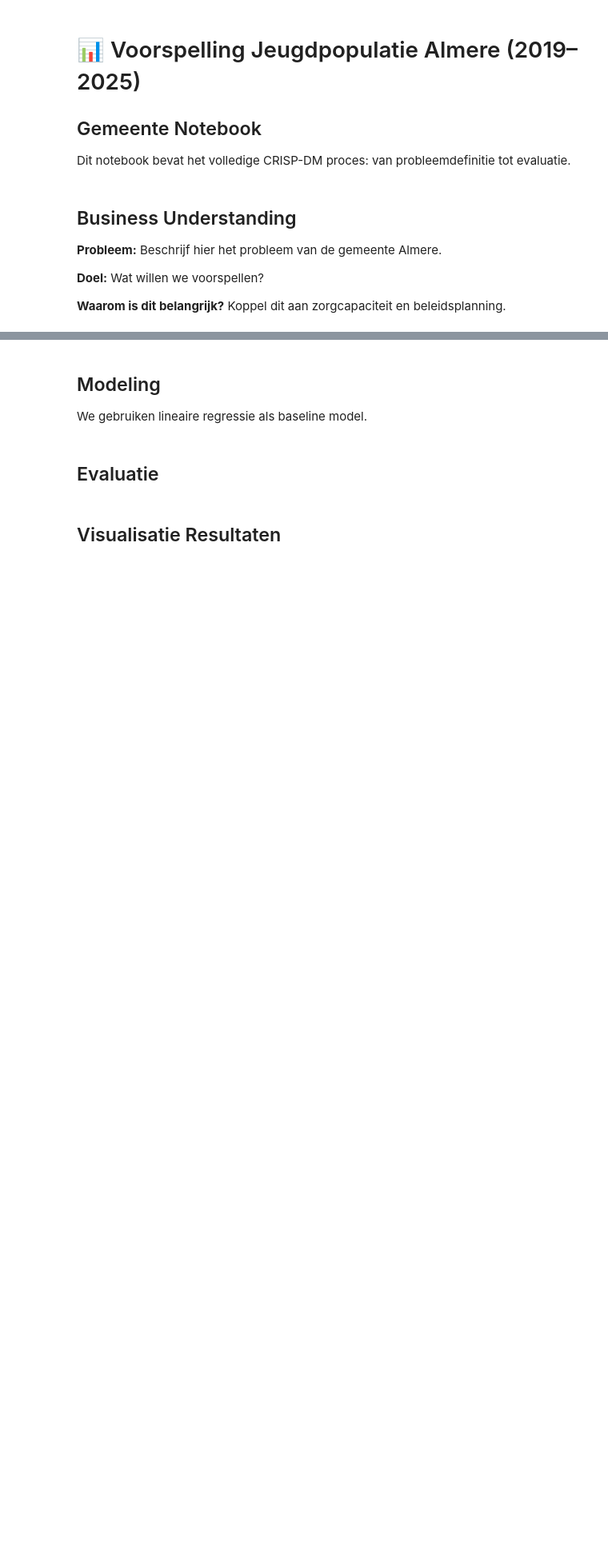
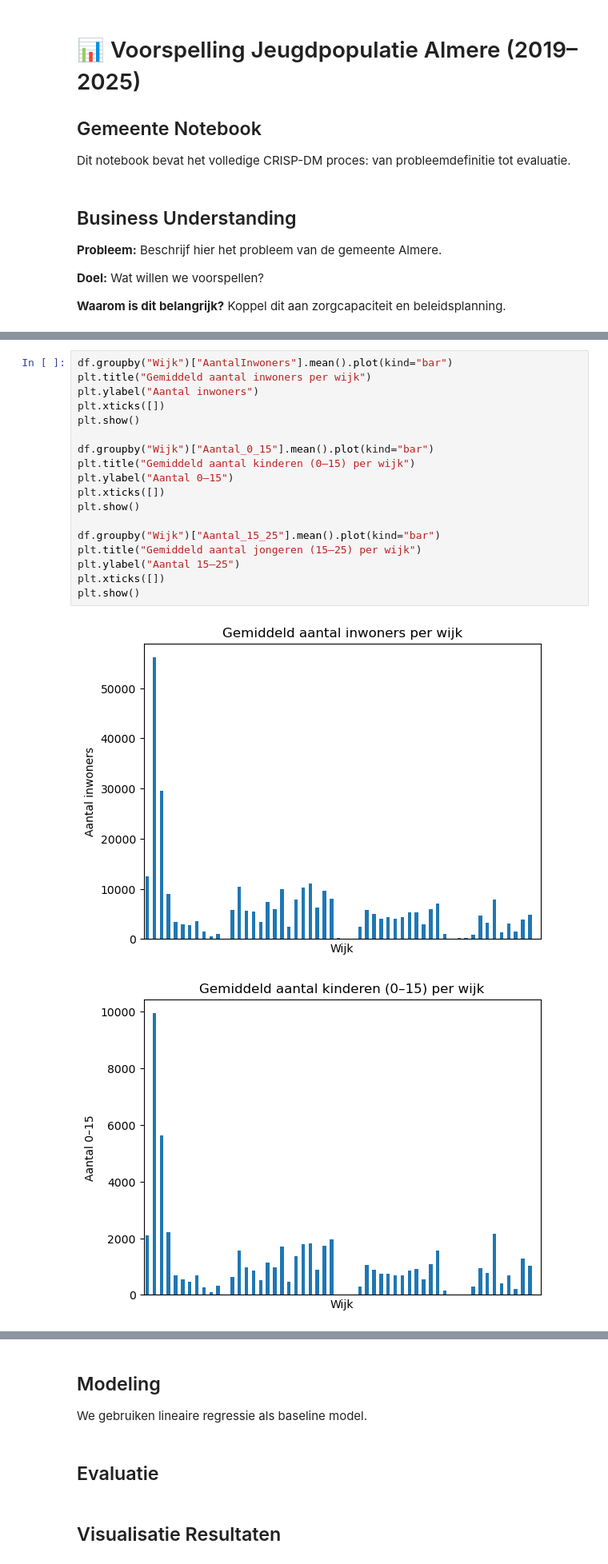
Before and after one commit to Ismael-991/almere-jeugd-voorspelling, a Jupyter notebook: notebooks/final/Gezamenlijke_notebook.ipynb, the cells around one changed output, grey strips where cells are left out. Shown at 80% size. Saved outputs shown, nothing was run; the diff lists cells and outputs as text; blank space fills up the shorter version.

```diff
--- a/notebooks/final/Gezamenlijke_notebook.ipynb
+++ b/notebooks/final/Gezamenlijke_notebook.ipynb
@@ -18,0 +339,21 @@ Koppel dit aan zorgcapaciteit en beleidsplanning.
+# %%
+df.groupby("Wijk")["AantalInwoners"].mean().plot(kind="bar")
+plt.title("Gemiddeld aantal inwoners per wijk")
+plt.ylabel("Aantal inwoners")
+plt.xticks([])
+plt.show()
+
+df.groupby("Wijk")["Aantal_0_15"].mean().plot(kind="bar")
+plt.title("Gemiddeld aantal kinderen (0–15) per wijk")
+plt.ylabel("Aantal 0–15")
+plt.xticks([])
+plt.show()
+
+df.groupby("Wijk")["Aantal_15_25"].mean().plot(kind="bar")
+plt.title("Gemiddeld aantal jongeren (15–25) per wijk")
+plt.ylabel("Aantal 15–25")
+plt.xticks([])
+plt.show()
+# %% [output]
+[figure, added]
+[figure, added]
```
Also changed, not shown: parts of 38 cells of this notebook, 2 other files.
